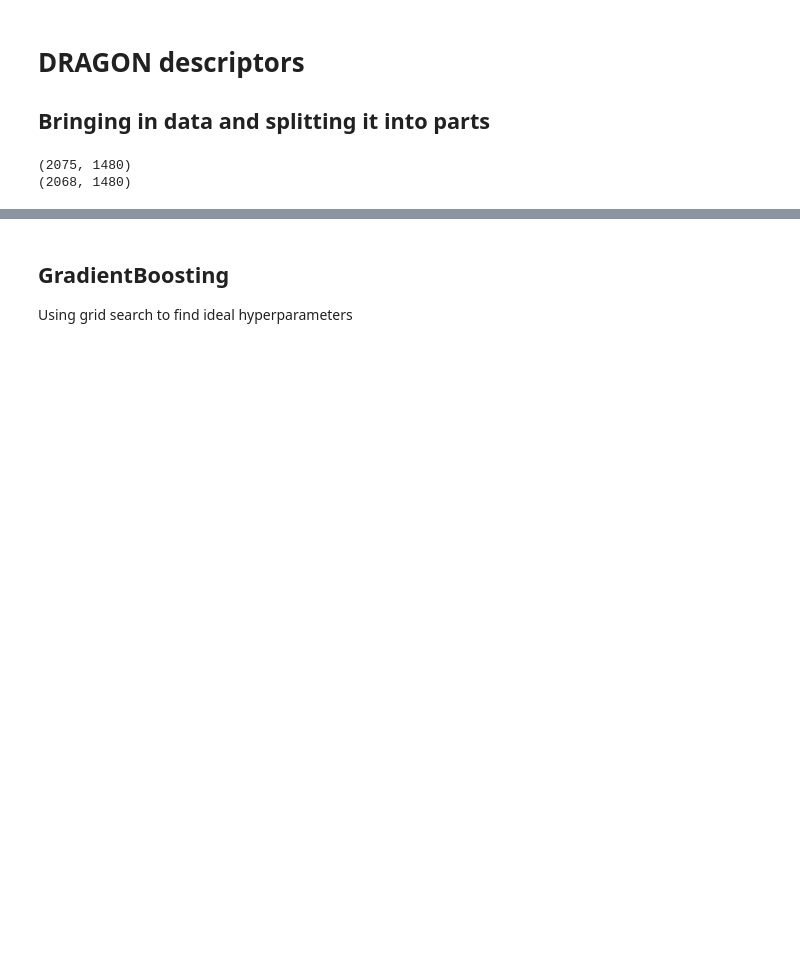
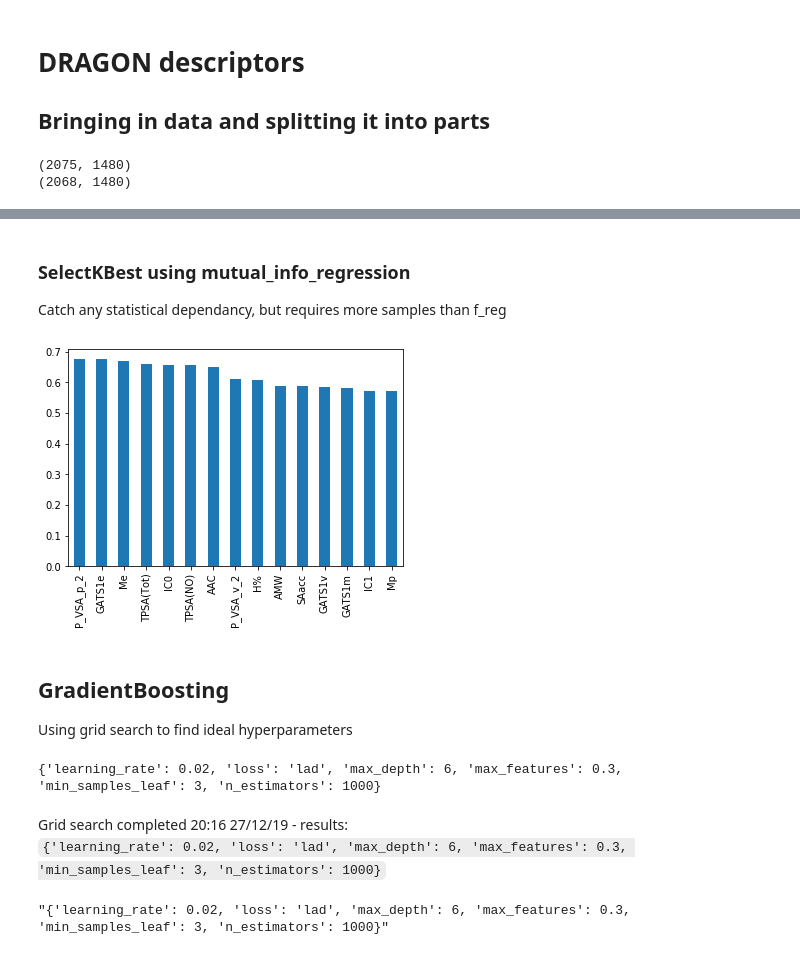
Before and after one commit to jtd1g16/HLCpredict, a Jupyter notebook: d_final_models.ipynb, the cells around one changed output, grey strips where cells are left out. Drawn from its saved outputs; the diff is of its cells as text; code cells hidden in the pictures; blank space fills up the shorter version.

```diff
--- a/d_final_models.ipynb
+++ b/d_final_models.ipynb
@@ -75,4 +78,17 @@ scores.nlargest(15).plot(kind='bar')
 [figure]
+# %% [markdown]
+### SelectKBest using mutual_info_regression
+Catch any statistical dependancy, but requires more samples than f_reg
+# %%
+from sklearn.feature_selection import SelectKBest, mutual_info_regression
+
+fs_mut_info = SelectKBest(score_func= mutual_info_regression, k=15)
+fit = fs_mut_info.fit(X, y)
+scores_mutual = pd.Series(fit.scores_, index=X.columns)
+scores_mutual.nlargest(15).plot(kind='bar')
+top_15_features_mutual_info = list(scores_mutual.nlargest(15).index.values)
+# %% [output]
+[figure, added]
 # %% [markdown]
 ## GradientBoosting
 Using grid search to find ideal hyperparameters
@@ -80,0 +95,30 @@ X_train, X_test, y_train, y_test = train_test_split(X, y, test_size=0.3)
+# %%
+X_train, X_test, y_train, y_test = train_test_split(X[top_15_features_model], y, test_size=0.3)
+
+model_gbr = ensemble.GradientBoostingRegressor()
+
+param_grid = {
+    'n_estimators': [500, 1000, 2000],
+    'max_depth': [2, 4, 6],
+    'min_samples_leaf': [3, 5, 9, 17],
+    'learning_rate': [0.1, 0.05, 0.02],
+    'max_features': [1.0, 0.3, 0.1],
+    'loss': ['ls', 'lad', 'huber']
+}
+
+grid_search_gbr = GridSearchCV(model_gbr, param_grid, n_jobs=2)
+
+grid_search_gbr.fit(X_train, y_train)
+
+gbr_hyperparams = grid_search_gbr.best_params_
+
+print(gbr_hyperparams)
+# %% [output]
+{'learning_rate': 0.02, 'loss': 'lad', 'max_depth': 6, 'max_features': 0.3, 'min_samples_leaf': 3, 'n_estimators': 1000}
+# %% [markdown]
+Grid search completed 20:16 27/12/19 - results: <br>
+`{'learning_rate': 0.02, 'loss': 'lad', 'max_depth': 6, 'max_features': 0.3, 'min_samples_leaf': 3, 'n_estimators': 1000}`
+# %%
+str(gbr_hyperparams)
+# %% [output]
+"{'learning_rate': 0.02, 'loss': 'lad', 'max_depth': 6, 'max_features': 0.3, 'min_samples_leaf': 3, 'n_estimators': 1000}"
```
Also changed, not shown: parts of 12 cells of this notebook, 1 other file.
